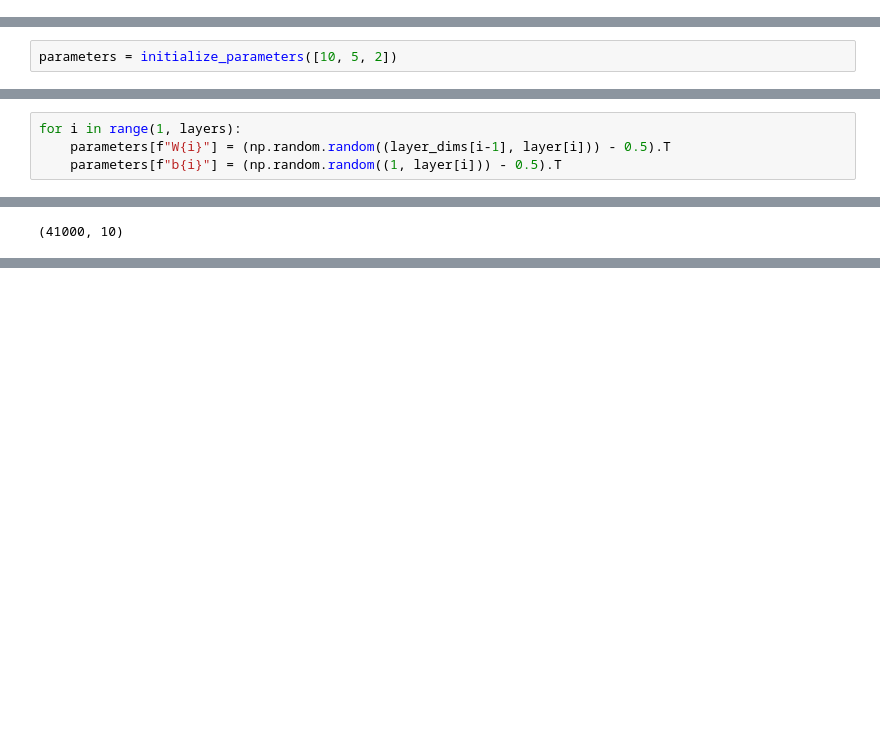
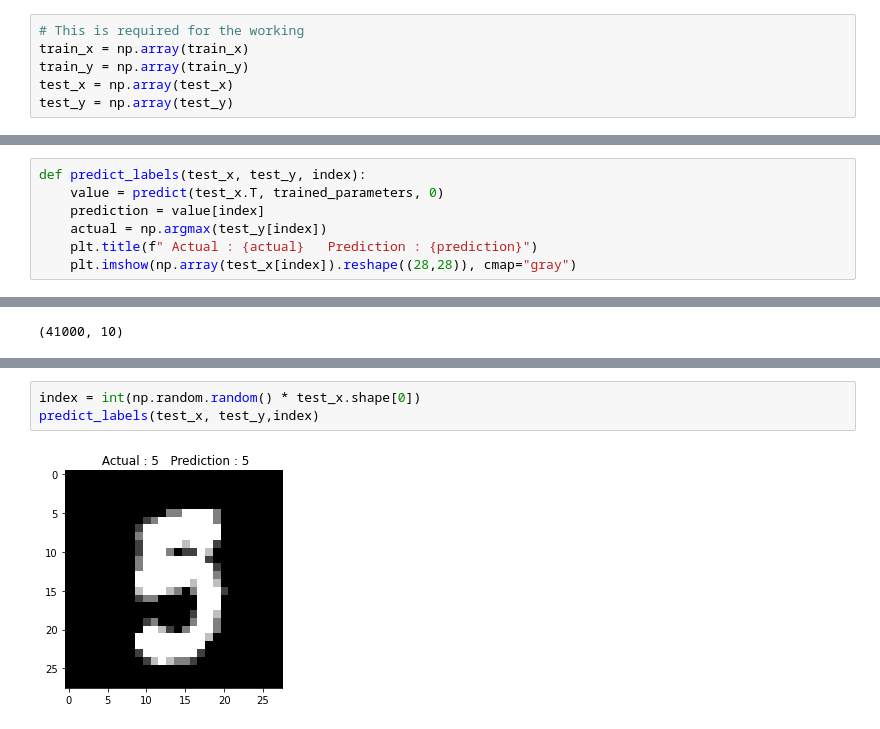
Before and after one commit to Kaustuv-Karki/Data-mining, a Jupyter notebook: NeuralNetwork/neural_network.ipynb, the cells around one changed output, grey strips where cells are left out. Drawn from its saved outputs; the diff is of its cells as text; blank space fills up the shorter version.

Commit message:
predictions labels done

```diff
--- a/NeuralNetwork/neural_network.ipynb
+++ b/NeuralNetwork/neural_network.ipynb
@@ -55,3 +56,9 @@ train_y = np.array(train_y)
+# %%
+# This is required for the working
+train_x = np.array(train_x)
+train_y = np.array(train_y)
+test_x = np.array(test_x)
+test_y = np.array(test_y)
 # %%
 index = int(np.random.random() * data_encoded.shape[0])
 plt.imshow(np.array(data.iloc[index, 1:]).reshape((28,28)), cmap="gray")
@@ -113,2 +111,0 @@ np.random.normal(0, 2, (5,10)).shape
-# %%
-parameters = initialize_parameters([10, 5, 2])
@@ -140,7 +112,3 @@ fan_in : 5
-# %%
-for i in range(1, layers):
-    parameters[f"W{i}"] = (np.random.random((layer_dims[i-1], layer[i])) - 0.5).T
-    parameters[f"b{i}"] = (np.random.random((1, layer[i])) - 0.5).T
 # %%
 def relu(z):
     return np.maximum(0, z)
@@ -242,5 +213,12 @@ def train(X, Y, hidden_size, output_size, learning_rate, epochs, dropout_rate):
 
     return parameters
+# %%
+def predict_labels(test_x, test_y, index):
+    value = predict(test_x.T, trained_parameters, 0)
+    prediction = value[index]
+    actual = np.argmax(test_y[index])
+    plt.title(f" Actual : {actual}   Prediction : {prediction}")
+    plt.imshow(np.array(test_x[index]).reshape((28,28)), cmap="gray")
 # %%
 train_x.shape
 # %% [output]
@@ -284,0 +264,5 @@ Accuracy on test set: 75.50%
+# %%
+index = int(np.random.random() * test_x.shape[0])
+predict_labels(test_x, test_y,index)
+# %% [output]
+[figure, added]
```
Also changed, not shown: parts of 15 cells of this notebook.
